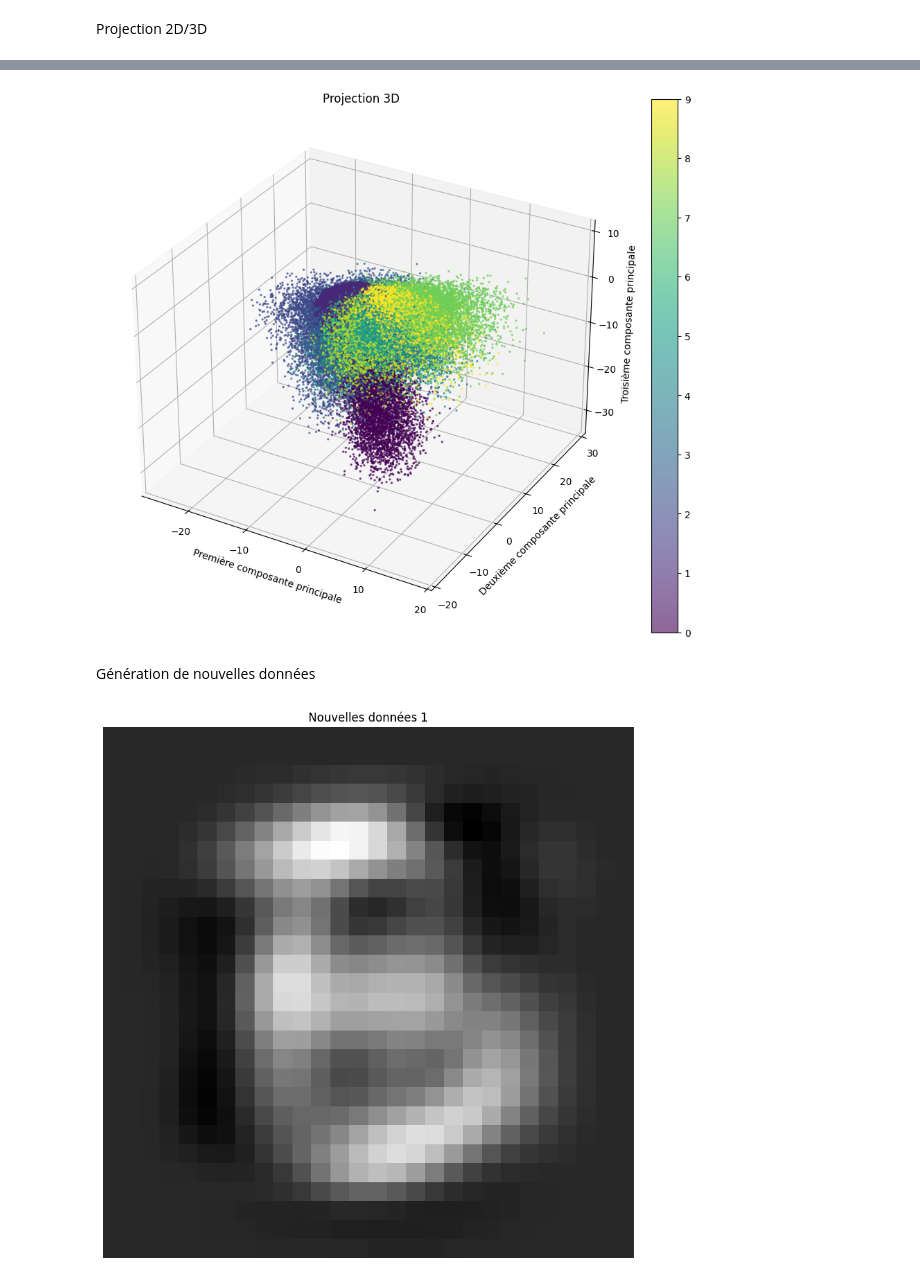
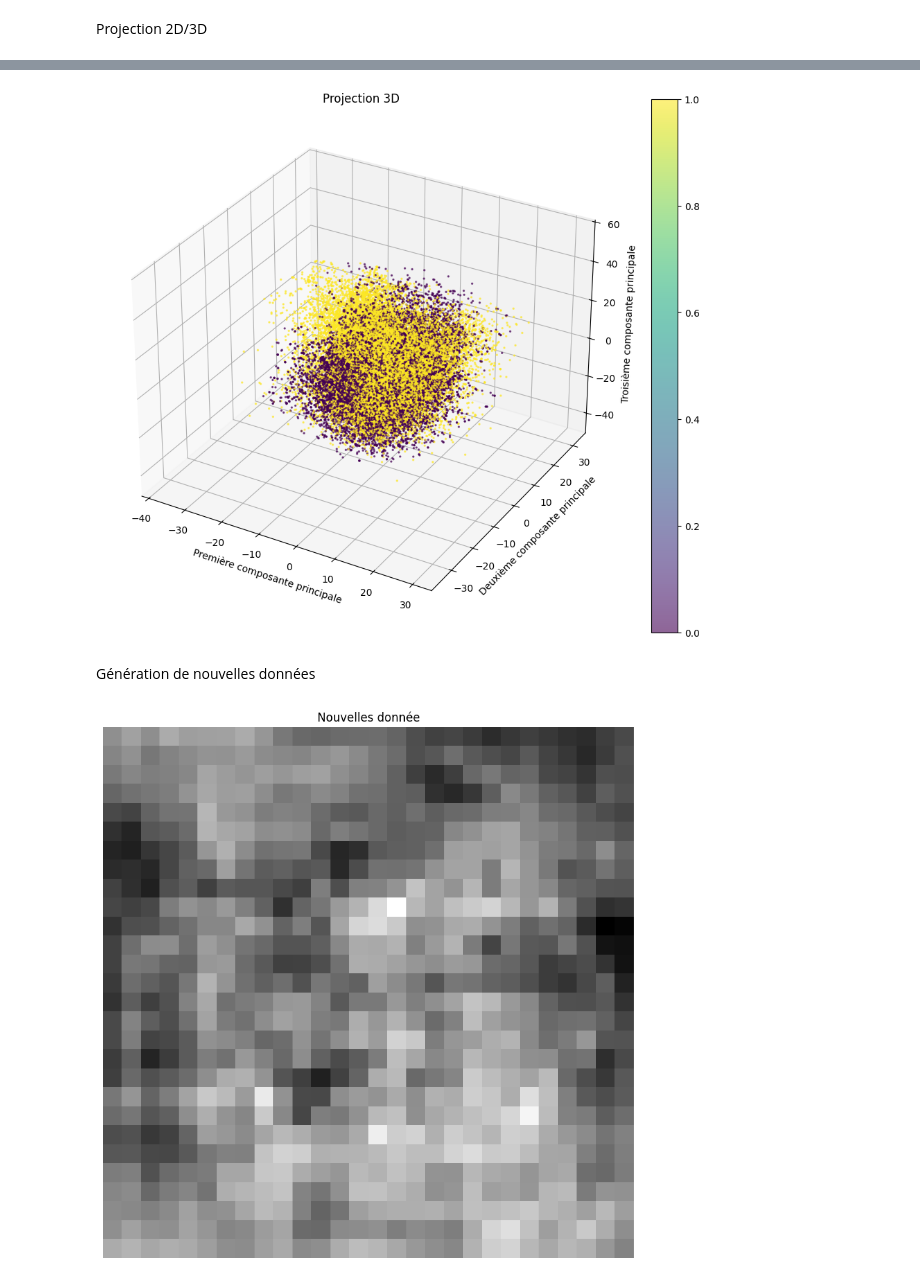
Before and after one commit to Kuramathi/UDP, a Jupyter notebook: models/PCA/pca.ipynb, the cells around one changed output, grey strips where cells are left out. Drawn from its saved outputs; the diff is of its cells as text; code cells hidden in the pictures.

```diff
--- a/models/PCA/pca.ipynb
+++ b/models/PCA/pca.ipynb
@@ -12,18 +33,23 @@ To enable the following instructions: AVX2 AVX512F AVX512_VNNI FMA, in other ope
 # %%
-X_train = X_train.astype('float32')
+def preprocess_data(X_train):
 
-#28x28 -> 784
-X_train_flattened = X_train.reshape((X_train.shape[0], -1))
+    X_train = X_train.astype('float32')
 
-#Standardisation
-mean = X_train_flattened.mean(axis=0)
-std = X_train_flattened.std(axis=0)
+    # Aplatissement des images 28x28 en vecteurs de 784 éléments
+    X_train_flattened = X_train.reshape((X_train.shape[0], -1))
 
-epsilon = 1e-8 #evite X/0
-std +=epsilon
+    # Standardisation
+    mean = X_train_flattened.mean(axis=0)
+    std = X_train_flattened.std(axis=0)
 
+    epsilon = 1e-8 # Pour éviter la division par zéro
+    std += epsilon
 
-X_train_standardized = (X_train_flattened - mean) / std
+    X_train_standardized = (X_train_flattened - mean) / std
+
+    return X_train_standardized, std, mean, X_train_flattened
+
+X_train_standardized, std, mean, X_train_flattened = preprocess_data(data_train)
 # %% [markdown]
 Compréssion / Décompression
 # %%
@@ -36,7 +62,7 @@ def values_and_vectors(data_standardized):
 values_train, vectors_trains = values_and_vectors(X_train_standardized)
 
 
-k = 200
+k = 500
 
 X_train_compressed = np.dot(X_train_standardized, vectors_trains[:, -k:])
 
@@ -83,7 +109,7 @@ X_train_3d = np.dot(X_train_standardized, vectors_trains[:, -k:])
 
 fig = plt.figure(figsize=(12, 10))
 ax = fig.add_subplot(111, projection='3d')
-scatter = ax.scatter(X_train_3d[:, 0], X_train_3d[:, 1], X_train_3d[:, 2], c=y_train, cmap='viridis', alpha=0.6, s=2)
+scatter = ax.scatter(X_train_3d[:, 0], X_train_3d[:, 1], X_train_3d[:, 2], c=label_train, cmap='viridis', alpha=0.6, s=2)
 plt.colorbar(scatter)
 ax.set_xlabel('Première composante principale')
 ax.set_ylabel('Deuxième composante principale')
@@ -91,33 +117,33 @@ ax.set_zlabel('Troisième composante principale')
 plt.title('Projection 3D')
 plt.show()
 # %% [output]
-[figure, old version]
+[figure, new version]
 # %% [markdown]
 Génération de nouvelles données
 # %%
-k = 10
+k = 500
 X_train_compressed = np.dot(X_train_standardized, vectors_trains[:, -k:])
 
 #moyennes et écart types
 mean_compressed = X_train_compressed.mean(axis=0)
 std_compressed = X_train_compressed.std(axis=0)
 
 #new data
-num_new_samples = 1
+
 new_data_compressed = np.random.normal(loc=mean_compressed, scale=std_compressed, size=(num_new_samples, k))
 
-# Reprojeter les nouvelles données dans l'espace d'origine
+
 new_data = np.dot(new_data_compressed, vectors_trains[:, -k:].T) * std + mean
 
-# Visualiser les nouvelles données générées
+
 plt.figure(figsize=(15, 10))
 
-for i in range(num_new_samples):
 
-    plt.imshow(new_data[i].reshape((28, 28)), cmap='gray')
-    plt.axis('off')
-    plt.title(f"Nouvelles données {i+1}")
+
+plt.imshow(new_data[i].reshape((28, 28)), cmap='gray')
+plt.axis('off')
+plt.title(f"Nouvelles donnée")
 
 plt.show()
 # %% [output]
-[figure, old version]
+[figure, new version]
```
Also changed, not shown: parts of 4 cells of this notebook, 8 other files.
